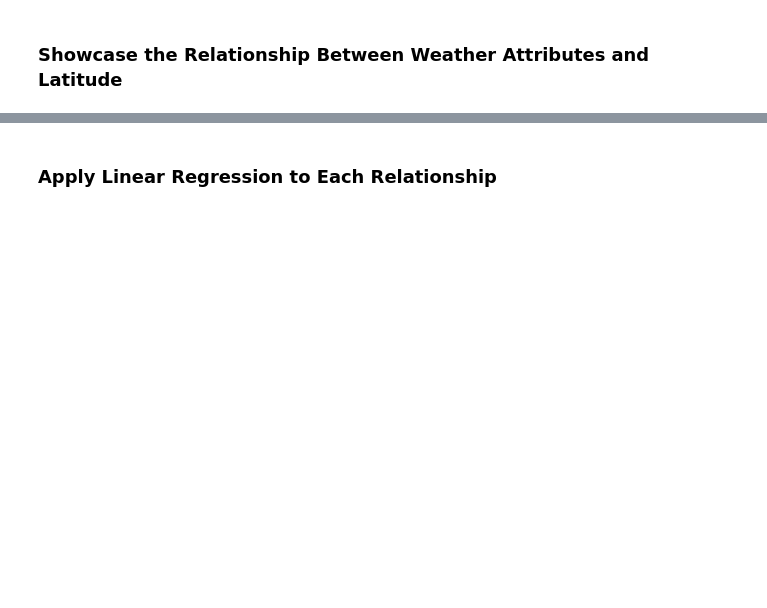
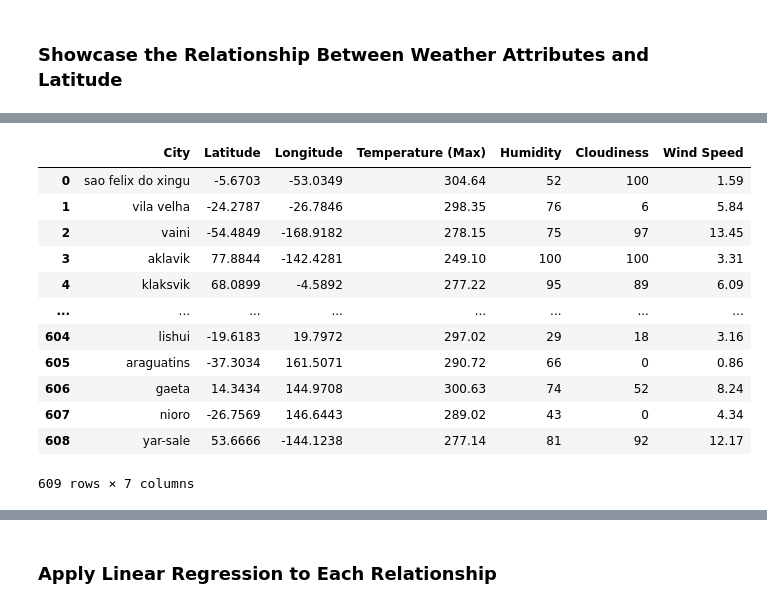
Before and after one commit to dmldatasci/citipy-geoapify-apis, a Jupyter notebook: WeatherPy.ipynb, the cells around one changed output, grey strips where cells are left out. Cells and saved outputs as stored; diff of their text form; code cells hidden in the pictures; blank space fills up the shorter version.

```diff
--- a/WeatherPy.ipynb
+++ b/WeatherPy.ipynb
@@ -83,0 +110,17 @@ print('\nData retrieval complete.\n-----\n')
+# %%
+# visualize the the data frame
+city_weather_df
+# %% [output]
+|  | City | Latitude | Longitude | Temperature (Max) | Humidity | Cloudiness | Wind Speed |
+| 0 | sao felix do xingu | -5.6703 | -53.0349 | 304.64 | 52 | 100 | 1.59 |
+| 1 | vila velha | -24.2787 | -26.7846 | 298.35 | 76 | 6 | 5.84 |
+| 2 | vaini | -54.4849 | -168.9182 | 278.15 | 75 | 97 | 13.45 |
+| 3 | aklavik | 77.8844 | -142.4281 | 249.10 | 100 | 100 | 3.31 |
+| 4 | klaksvik | 68.0899 | -4.5892 | 277.22 | 95 | 89 | 6.09 |
+| ... | ... | ... | ... | ... | ... | ... | ... |
+| 604 | lishui | -19.6183 | 19.7972 | 297.02 | 29 | 18 | 3.16 |
+| 605 | araguatins | -37.3034 | 161.5071 | 290.72 | 66 | 0 | 0.86 |
+| 606 | gaeta | 14.3434 | 144.9708 | 300.63 | 74 | 52 | 8.24 |
+| 607 | nioro | -26.7569 | 146.6443 | 289.02 | 43 | 0 | 4.34 |
+| 608 | yar-sale | 53.6666 | -144.1238 | 277.14 | 81 | 92 | 12.17 |
+609 rows × 7 columns
```
Also changed, not shown: parts of 9 cells of this notebook.
